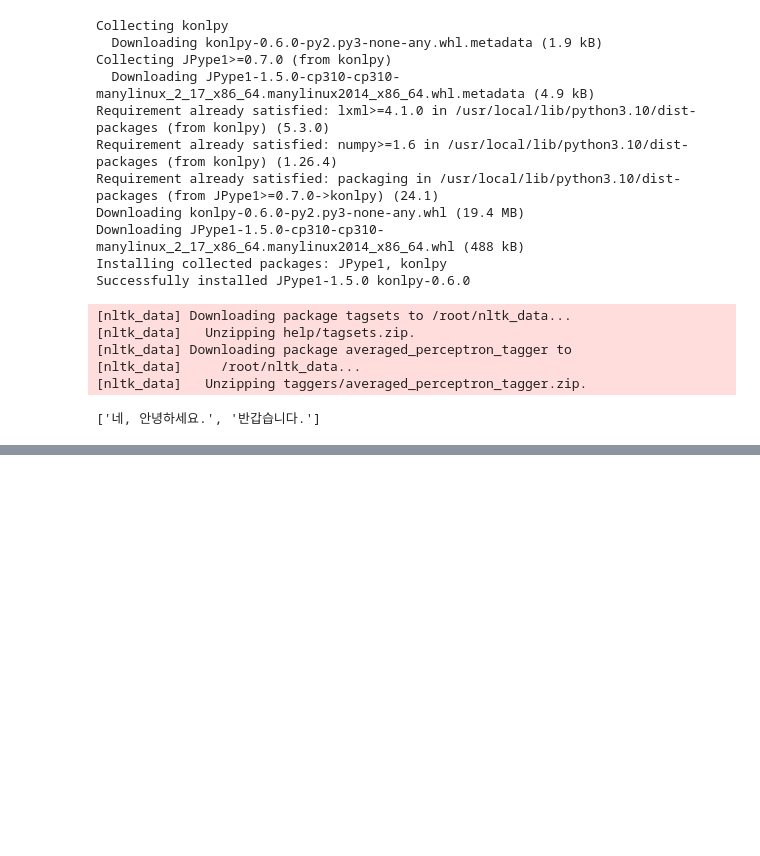
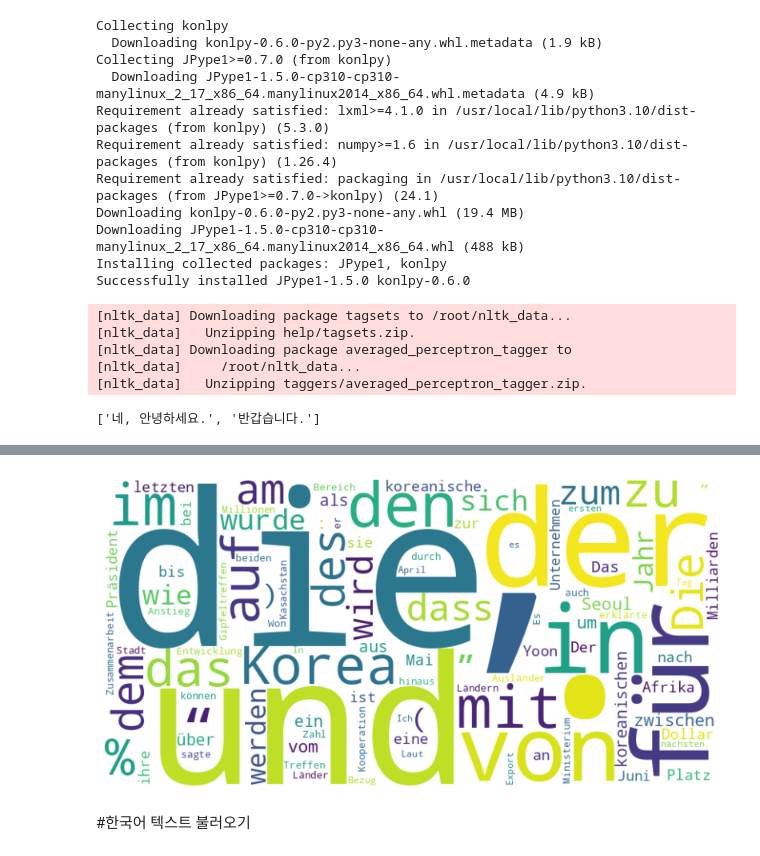
Before and after one commit to jisoo-c/My-lectures, a Jupyter notebook: HUFS basic/My lecture_241108_pythonbasic for hufs.ipynb, the cells around one changed output, grey strips where cells are left out. Drawn from its saved outputs; the diff is of its cells as text; code cells hidden in the pictures; blank space fills up the shorter version.

```diff
--- a/HUFS basic/My lecture_241108_pythonbasic for hufs.ipynb
+++ b/HUFS basic/My lecture_241108_pythonbasic for hufs.ipynb
@@ -144,10 +140,6 @@ def preprocess_text(text):
 def split_text_into_words(text):
     words = text.split()
     return words
-# %%
-# 입력 문장
-text = """
-Die Handelsbilanz der koreanischen Industrie für medizinische Geräte erreichte einen Gewinn von 587,8 Milliarden Won und verzeichnete damit vier Jahre in Folge schwarze Zahlen."""
 # %% [markdown]
 ## 한국어 전처리 (Konlpy)
 # %%
@@ -192,0 +201,4 @@ TF-IDF 문서유사도
+# %%
+# nltk 토큰화
+nltk.download('punkt')
+tokens = nltk.word_tokenize(text, language='german')
@@ -192,0 +208,5 @@ TF-IDF 문서유사도
+# %%
+# 가장 빈번한 단어 100개 추출
+frequency = Counter(tokens)
+most_common_100 = frequency.most_common(100)
+print("Most Common 100 Words:", most_common_100)
@@ -192,0 +231,17 @@ TF-IDF 문서유사도
+# %%
+
+# 워드클라우드 생성
+# most_common_100 데이터로 워드클라우드 만들기
+word_freq_dict = dict(most_common_100)  # 빈도수를 dictionary 형태로 변환
+wordcloud = WordCloud(width=800, height=400, background_color="white").generate_from_frequencies(word_freq_dict)
+# %%
+
+# 워드클라우드 시각화
+plt.figure(figsize=(10, 5))
+plt.imshow(wordcloud, interpolation='bilinear')
+plt.axis('off')
+plt.show()
+# %% [output]
+[figure, added]
+# %% [markdown]
+#한국어 텍스트 불러오기
```
Also changed, not shown: parts of 20 cells of this notebook.
